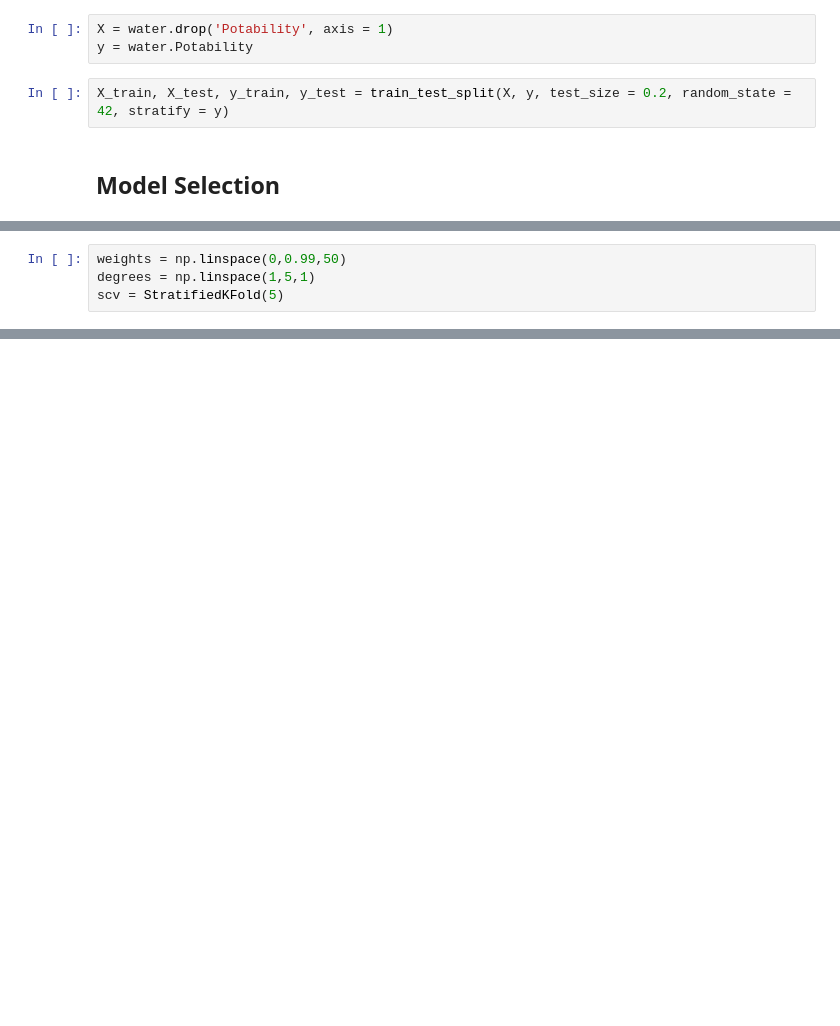
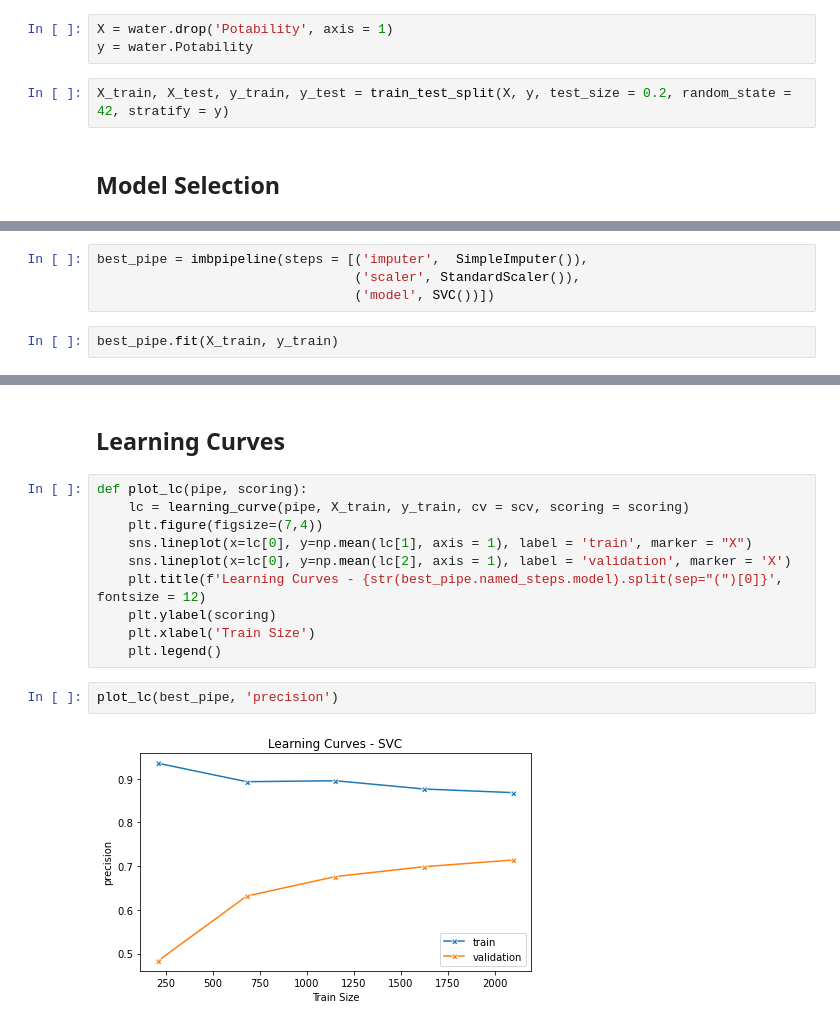
Before and after one commit to GabrielG16/Potabilidade, a Jupyter notebook: potability.ipynb, the cells around one changed output, grey strips where cells are left out. Cells and saved outputs as stored; diff of their text form; blank space fills up the shorter version.

```diff
--- a/potability.ipynb
+++ b/potability.ipynb
@@ -297,4 +361,0 @@ precision_score(y_test, y_pred)
-# %%
-weights = np.linspace(0,0.99,50)
-degrees = np.linspace(1,5,1)
-scv = StratifiedKFold(5)
@@ -300,0 +391,6 @@ scv = StratifiedKFold(5)
+# %%
+best_pipe = imbpipeline(steps = [('imputer',  SimpleImputer()),
+                                 ('scaler', StandardScaler()),
+                                 ('model', SVC())])
+# %%
+best_pipe.fit(X_train, y_train)
@@ -300,0 +417,16 @@ scv = StratifiedKFold(5)
+# %% [markdown]
+## Learning Curves
+# %%
+def plot_lc(pipe, scoring):
+    lc = learning_curve(pipe, X_train, y_train, cv = scv, scoring = scoring)
+    plt.figure(figsize=(7,4))
+    sns.lineplot(x=lc[0], y=np.mean(lc[1], axis = 1), label = 'train', marker = "X")
+    sns.lineplot(x=lc[0], y=np.mean(lc[2], axis = 1), label = 'validation', marker = 'X')
+    plt.title(f'Learning Curves - {str(best_pipe.named_steps.model).split(sep="(")[0]}', fontsize = 12)
+    plt.ylabel(scoring)
+    plt.xlabel('Train Size')
+    plt.legend()
+# %%
+plot_lc(best_pipe, 'precision')
+# %% [output]
+[figure, added]
```
Also changed, not shown: parts of 46 cells of this notebook.
